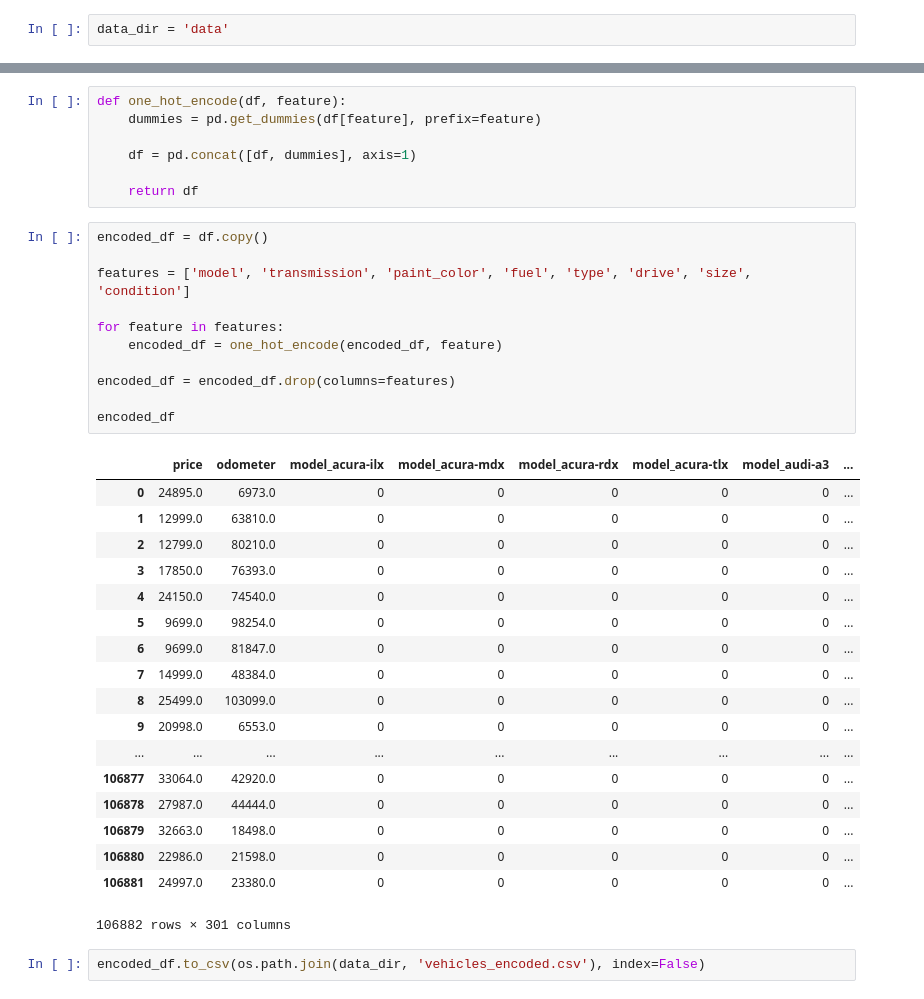
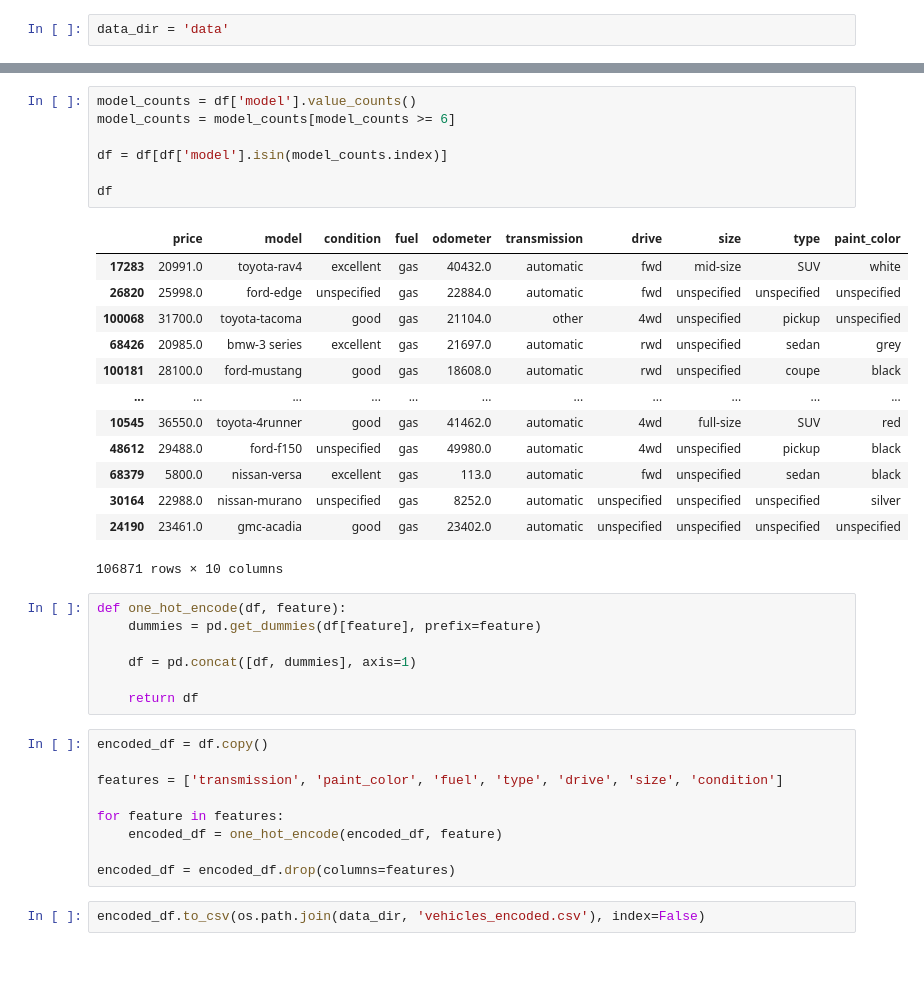
Before and after one commit to dericatienza/udacity-mlnd-capstone-project, a Jupyter notebook: data_preprocessing.ipynb, the cells around one changed output, grey strips where cells are left out. Saved outputs shown, nothing was run; the diff lists cells and outputs as text; blank space fills up the shorter version.

```diff
--- a/data_preprocessing.ipynb
+++ b/data_preprocessing.ipynb
@@ -37,3 +50,24 @@ df
+# %%
+model_counts = df['model'].value_counts()
+model_counts = model_counts[model_counts >= 6]
+
+df = df[df['model'].isin(model_counts.index)]
+
+df
+# %% [output]
+|  | price | model | condition | fuel | odometer | transmission | drive | size | type | paint_color |
+| 17283 | 20991.0 | toyota-rav4 | excellent | gas | 40432.0 | automatic | fwd | mid-size | SUV | white |
+| 26820 | 25998.0 | ford-edge | unspecified | gas | 22884.0 | automatic | fwd | unspecified | unspecified | unspecified |
+| 100068 | 31700.0 | toyota-tacoma | good | gas | 21104.0 | other | 4wd | unspecified | pickup | unspecified |
+| 68426 | 20985.0 | bmw-3 series | excellent | gas | 21697.0 | automatic | rwd | unspecified | sedan | grey |
+| 100181 | 28100.0 | ford-mustang | good | gas | 18608.0 | automatic | rwd | unspecified | coupe | black |
+| ... | ... | ... | ... | ... | ... | ... | ... | ... | ... | ... |
+| 10545 | 36550.0 | toyota-4runner | good | gas | 41462.0 | automatic | 4wd | full-size | SUV | red |
+| 48612 | 29488.0 | ford-f150 | unspecified | gas | 49980.0 | automatic | 4wd | unspecified | pickup | black |
+| 68379 | 5800.0 | nissan-versa | excellent | gas | 113.0 | automatic | fwd | unspecified | sedan | black |
+| 30164 | 22988.0 | nissan-murano | unspecified | gas | 8252.0 | automatic | unspecified | unspecified | unspecified | silver |
+| 24190 | 23461.0 | gmc-acadia | good | gas | 23402.0 | automatic | unspecified | unspecified | unspecified | unspecified |
+106871 rows × 10 columns
 # %%
 def one_hot_encode(df, feature):
     dummies = pd.get_dummies(df[feature], prefix=feature)
@@ -44,32 +78,11 @@ def one_hot_encode(df, feature):
 # %%
 encoded_df = df.copy()
 
-features = ['model', 'transmission', 'paint_color', 'fuel', 'type', 'drive', 'size', 'condition']
+features = ['transmission', 'paint_color', 'fuel', 'type', 'drive', 'size', 'condition']
 
 for feature in features:
     encoded_df = one_hot_encode(encoded_df, feature)
 
 encoded_df = encoded_df.drop(columns=features)
-
-encoded_df
-# %% [output]
-|  | price | odometer | model_acura-ilx | model_acura-mdx | model_acura-rdx | model_acura-tlx | model_audi-a3 | ... |
-| 0 | 24895.0 | 6973.0 | 0 | 0 | 0 | 0 | 0 | ... |
-| 1 | 12999.0 | 63810.0 | 0 | 0 | 0 | 0 | 0 | ... |
-| 2 | 12799.0 | 80210.0 | 0 | 0 | 0 | 0 | 0 | ... |
-| 3 | 17850.0 | 76393.0 | 0 | 0 | 0 | 0 | 0 | ... |
-| 4 | 24150.0 | 74540.0 | 0 | 0 | 0 | 0 | 0 | ... |
-| 5 | 9699.0 | 98254.0 | 0 | 0 | 0 | 0 | 0 | ... |
-| 6 | 9699.0 | 81847.0 | 0 | 0 | 0 | 0 | 0 | ... |
-| 7 | 14999.0 | 48384.0 | 0 | 0 | 0 | 0 | 0 | ... |
-| 8 | 25499.0 | 103099.0 | 0 | 0 | 0 | 0 | 0 | ... |
-| 9 | 20998.0 | 6553.0 | 0 | 0 | 0 | 0 | 0 | ... |
-| ... | ... | ... | ... | ... | ... | ... | ... | ... |
-| 106877 | 33064.0 | 42920.0 | 0 | 0 | 0 | 0 | 0 | ... |
-| 106878 | 27987.0 | 44444.0 | 0 | 0 | 0 | 0 | 0 | ... |
-| 106879 | 32663.0 | 18498.0 | 0 | 0 | 0 | 0 | 0 | ... |
-| 106880 | 22986.0 | 21598.0 | 0 | 0 | 0 | 0 | 0 | ... |
-| 106881 | 24997.0 | 23380.0 | 0 | 0 | 0 | 0 | 0 | ... |
-106882 rows × 301 columns
 # %%
 encoded_df.to_csv(os.path.join(data_dir, 'vehicles_encoded.csv'), index=False)
```
Also changed, not shown: parts of 12 cells of this notebook, 1 other file.
